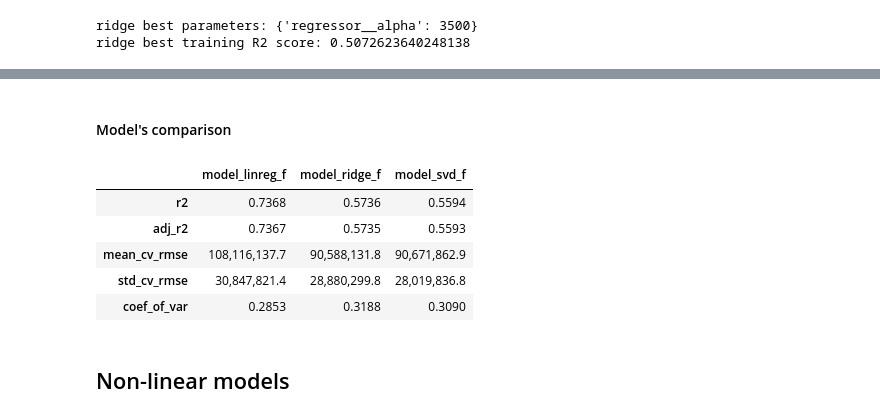
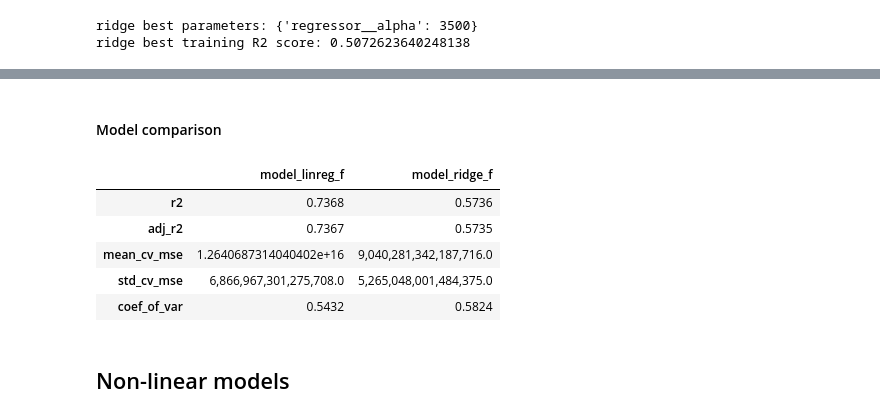
Before and after one commit to piotrpiwnik/Start-up-funding-prediction, a Jupyter notebook: Project 2/PAiB Project 2 part 2.ipynb, the cells around one changed output, grey strips where cells are left out. Cells and saved outputs as stored; diff of their text form; code cells hidden in the pictures.

```diff
--- a/Project 2/PAiB Project 2 part 2.ipynb
+++ b/Project 2/PAiB Project 2 part 2.ipynb
@@ -38,7 +38,7 @@ def model_cross_val_assess(model, X_train, y_train, model_name):
     scores_dict = {}
 
     # Use cross-validation to evaluate the model on the training data
-    scores = cross_val_score(model, X_train, y_train, cv=5, scoring='neg_root_mean_squared_error', n_jobs=-1)
+    scores = cross_val_score(model, X_train, y_train, cv=5, scoring='neg_mean_squared_error', n_jobs=-1)
 
     # Calculate the mean and standard deviation of the cross-validation scores
     mean_score = -scores.mean()
@@ -58,7 +58,7 @@ def model_cross_val_assess(model, X_train, y_train, model_name):
     # Now return the metrics as the dict
     scores_dict[model_name] = [r2, adj_r2, mean_score, std_score, coef_variation]
 
-    df_train_eval = pd.DataFrame(data=scores_dict, index=['r2', 'adj_r2', 'mean_cv_rmse', 'std_cv_rmse', 'coef_of_var'])
+    df_train_eval = pd.DataFrame(data=scores_dict, index=['r2', 'adj_r2', 'mean_cv_mse', 'std_cv_mse', 'coef_of_var'])
 
     # Set float_format to display numbers without scientific notation and with thousand separators
     locale.setlocale(locale.LC_ALL, '')  # Set the locale to the user's default locale
@@ -509,17 +398,17 @@ lin_c_cv
 # %% [markdown]
-#### Model's comparison
+#### Model comparison
 # %%
-# Compare performance - train sets with cross-validation scoring against RMSE
-linear_performance_cross_val = pd.concat([lin_a_cv, lin_b_cv, lin_c_cv], axis=1)
+# Compare performance - train sets with cross-validation scoring against MSE
+linear_performance_cross_val = pd.concat([lin_a_cv, lin_b_cv], axis=1)
 # ---------
 linear_performance_cross_val
 # %% [output]
-|  | model_linreg_f | model_ridge_f | model_svd_f |
-| r2 | 0.7368 | 0.5736 | 0.5594 |
-| adj_r2 | 0.7367 | 0.5735 | 0.5593 |
-| mean_cv_rmse | 108,116,137.7 | 90,588,131.8 | 90,671,862.9 |
-| std_cv_rmse | 30,847,821.4 | 28,880,299.8 | 28,019,836.8 |
-| coef_of_var | 0.2853 | 0.3188 | 0.3090 |
+|  | model_linreg_f | model_ridge_f |
+| r2 | 0.7368 | 0.5736 |
+| adj_r2 | 0.7367 | 0.5735 |
+| mean_cv_mse | 1.2640687314040402e+16 | 9,040,281,342,187,716.0 |
+| std_cv_mse | 6,866,967,301,275,708.0 | 5,265,048,001,484,375.0 |
+| coef_of_var | 0.5432 | 0.5824 |
 # %% [markdown]
 ## Non-linear models
 # %% [markdown]
```
Also changed, not shown: parts of 93 cells of this notebook.
